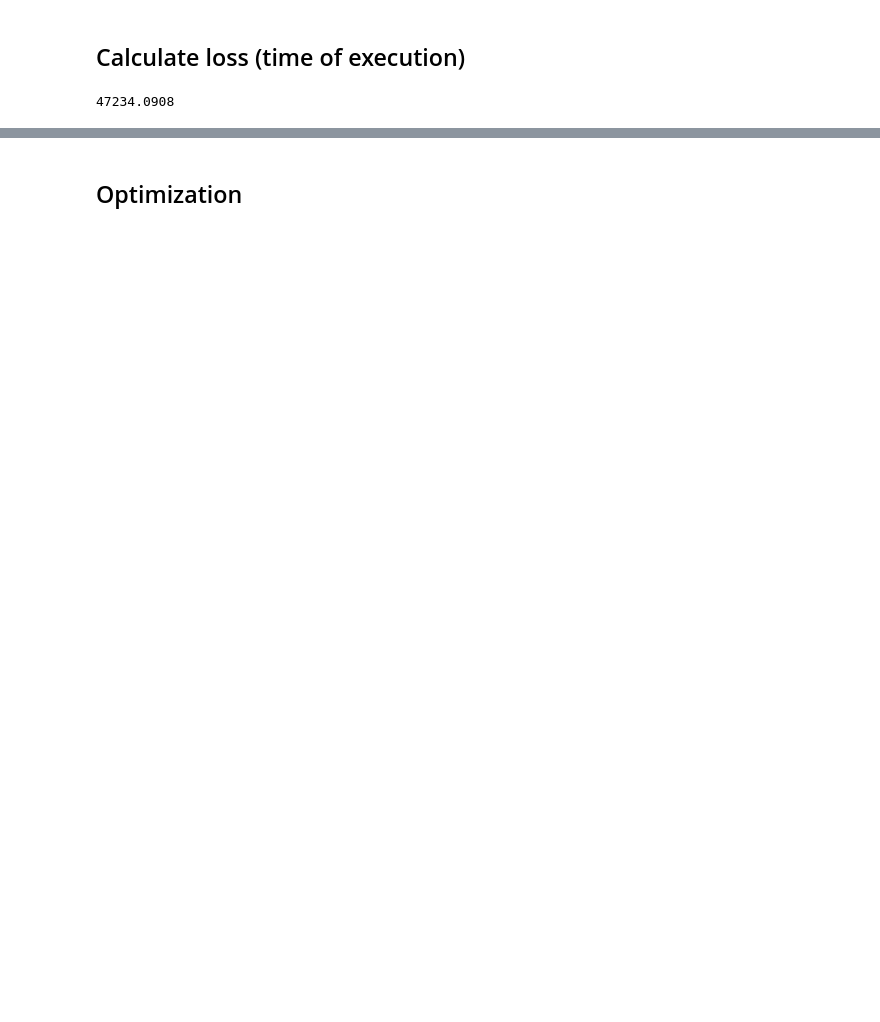
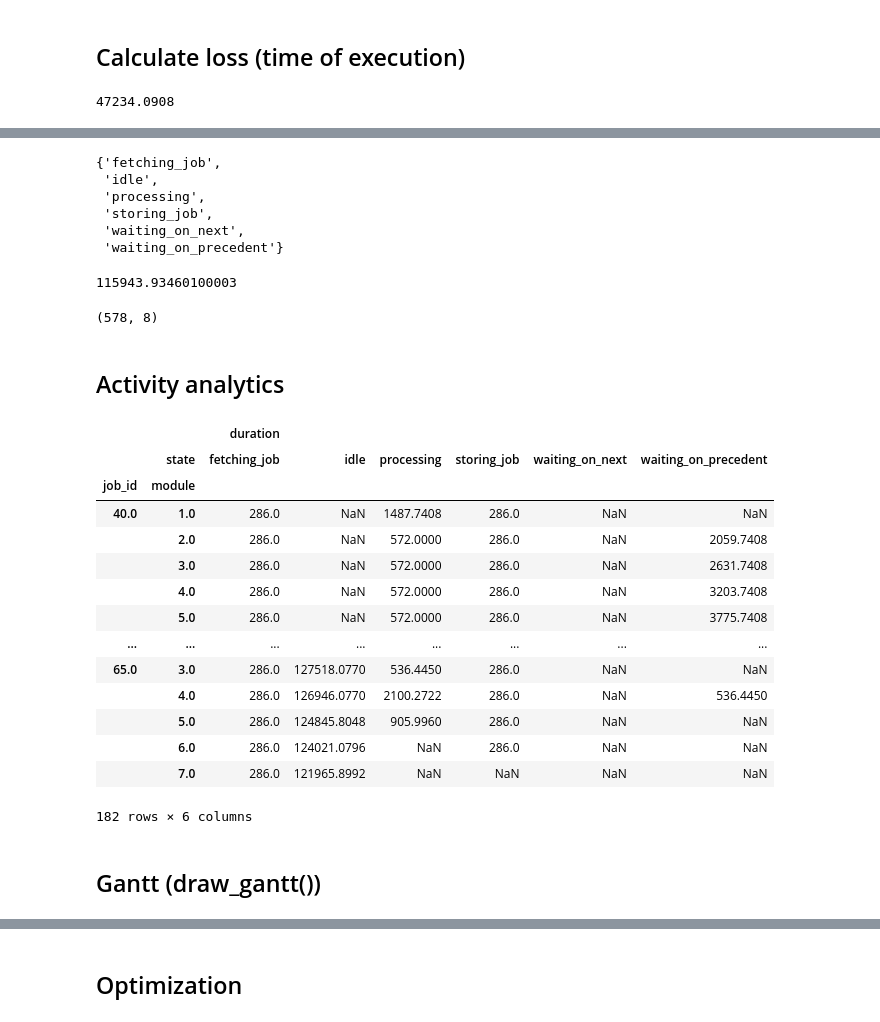
Before and after one commit to jerryzhch/unit8_hackathon, a Jupyter notebook: coder.ipynb, the cells around one changed output, grey strips where cells are left out. Drawn from its saved outputs; the diff is of its cells as text; code cells hidden in the pictures; blank space fills up the shorter version.

```diff
--- a/coder.ipynb
+++ b/coder.ipynb
@@ -305,28 +283,0 @@ plt.scatter
-# %%
-def slotter(df: pd.DataFrame):
-    """ From a line of the df returns its slot version """
-
-    df_slot = pd.DataFrame()
-    # iter the df
-    for i, row in df.iterrows():
-        job = row.job_id
-        module = row.module
-        state = row.state
-        time0 = row.time_value
-        line = row.line
-
-        # find the finishing time of the operation t1
-        for j, rowj in df.iloc[i:].iterrows():
-            # the row with the final time of the operation has same job
-            if state != 'idle':
-                if rowj.time_value > time0 and rowj.job_id == job:
-                    time1 = rowj.time_value
-                    duration = (time1 - time0).total_seconds()
-                    slot_line = {'t0': time0, 't1': time1, 'duration': duration, 'line': line, 'job_id':job, 'state':state, 'module':module, 'next_op': f"Module {rowj.module}, Job {str(rowj.job_id)}, State {str(rowj.state)}" }
-                    df_slot = df_slot.append(slot_line, ignore_index=True)
-                    break
-            elif state == 'idle':
-                break
-
-
-    return df_slot
@@ -440,0 +597,41 @@ dfc_modeuletime
+# %%
+set(dfc_slot.state)
+# %% [output]
+{'fetching_job',
+ 'idle',
+ 'processing',
+ 'storing_job',
+ 'waiting_on_next',
+ 'waiting_on_precedent'}
+# %%
+# totale wait time:
+dfc_slot[(dfc_slot['state']=='waiting_on_next') | (dfc_slot['state']=='waiting_on_precedent')].duration.sum()
+# %% [output]
+115943.93460100003
+# %%
+dfc_slot.shape
+# %% [output]
+(578, 8)
+# %% [markdown]
+## Activity  analytics
+# %%
+tmp = dfc_slot.pivot(index=['job_id', 'module'], columns=['state'], values=['duration'])
+tmp
+# %% [output]
+|  |  | duration |  |  |  |  |  |
+|  | state | fetching_job | idle | processing | storing_job | waiting_on_next | waiting_on_precedent |
+| job_id | module |  |  |  |  |  |  |
+| 40.0 | 1.0 | 286.0 | NaN | 1487.7408 | 286.0 | NaN | NaN |
+|  | 2.0 | 286.0 | NaN | 572.0000 | 286.0 | NaN | 2059.7408 |
+|  | 3.0 | 286.0 | NaN | 572.0000 | 286.0 | NaN | 2631.7408 |
+|  | 4.0 | 286.0 | NaN | 572.0000 | 286.0 | NaN | 3203.7408 |
+|  | 5.0 | 286.0 | NaN | 572.0000 | 286.0 | NaN | 3775.7408 |
+| ... | ... | ... | ... | ... | ... | ... | ... |
+| 65.0 | 3.0 | 286.0 | 127518.0770 | 536.4450 | 286.0 | NaN | NaN |
+|  | 4.0 | 286.0 | 126946.0770 | 2100.2722 | 286.0 | NaN | 536.4450 |
+|  | 5.0 | 286.0 | 124845.8048 | 905.9960 | 286.0 | NaN | NaN |
+|  | 6.0 | 286.0 | 124021.0796 | NaN | 286.0 | NaN | NaN |
+|  | 7.0 | 286.0 | 121965.8992 | NaN | NaN | NaN | NaN |
+182 rows × 6 columns
+# %% [markdown]
+## Gantt (draw_gantt())
```
Also changed, not shown: parts of 88 cells of this notebook, 1 other file.
